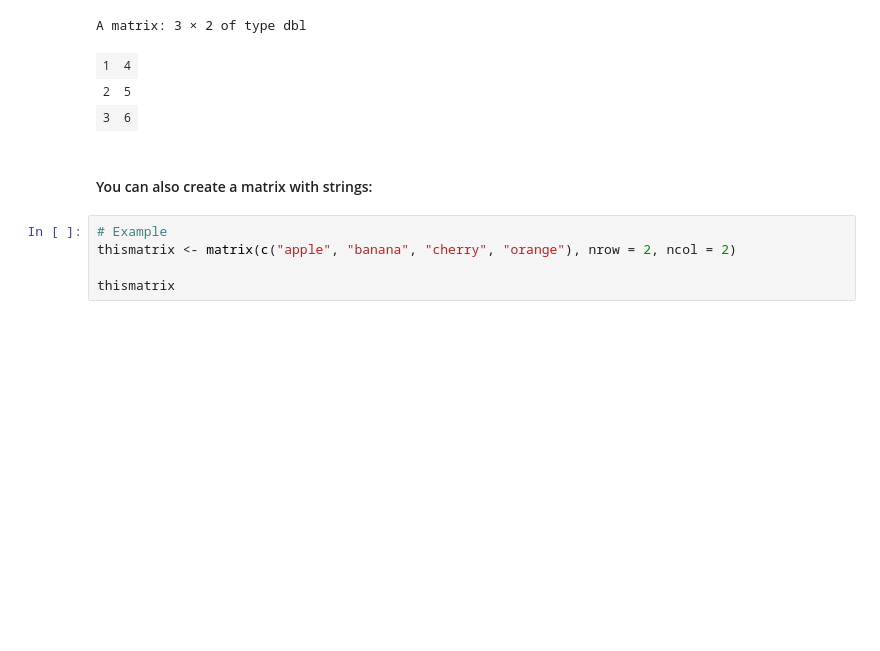
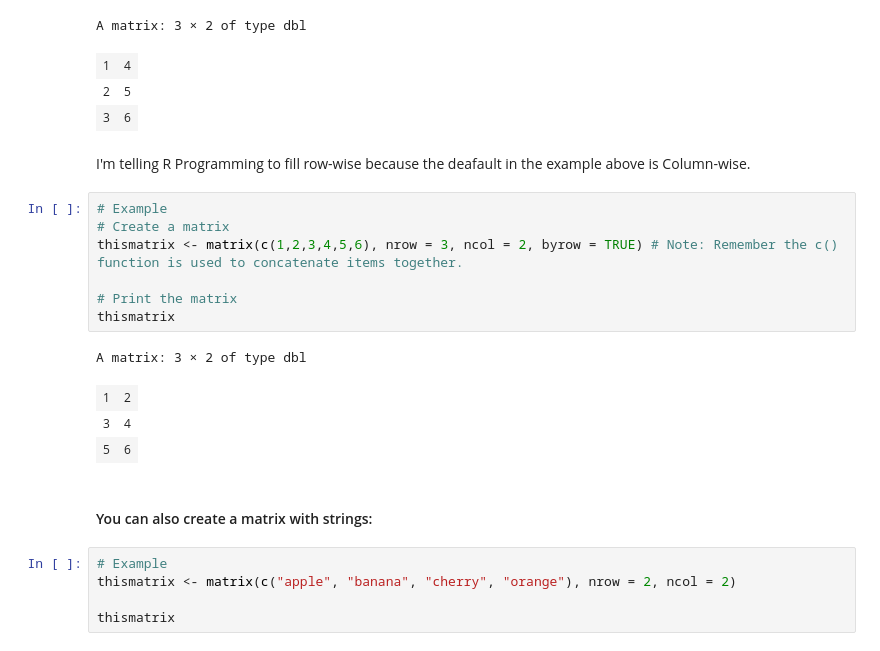
Before and after one commit to prodigy234/Complete_Data_Science_Full_Course, a Jupyter notebook: R Programming/16.R Data Structures.ipynb, the cells around one changed output. Cells and saved outputs as stored; diff of their text form; blank space fills up the shorter version.

```diff
--- a/R Programming/16.R Data Structures.ipynb
+++ b/R Programming/16.R Data Structures.ipynb
@@ -469,6 +479,20 @@ A matrix: 3 × 2 of type dbl
 | 1 | 4 |
 | 2 | 5 |
 | 3 | 6 |
+# %% [markdown]
+I'm telling R Programming to fill row-wise because the deafault in the example above is Column-wise.
+# %%
+# Example
+# Create a matrix
+thismatrix <- matrix(c(1,2,3,4,5,6), nrow = 3, ncol = 2, byrow = TRUE) # Note: Remember the c() function is used to concatenate items together.
+
+# Print the matrix
+thismatrix
+# %% [output]
+A matrix: 3 × 2 of type dbl
+| 1 | 2 |
+| 3 | 4 |
+| 5 | 6 |
 # %% [markdown]
 #### You can also create a matrix with strings:
 # %%
```
Also changed, not shown: parts of 8 cells of this notebook, 16 other files.
